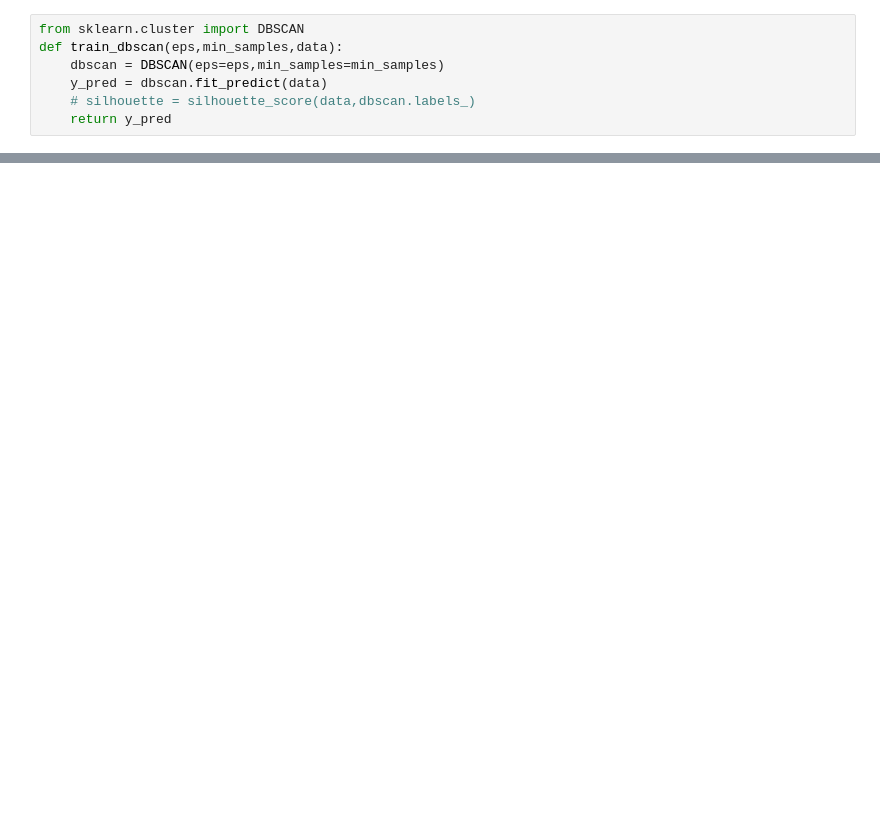
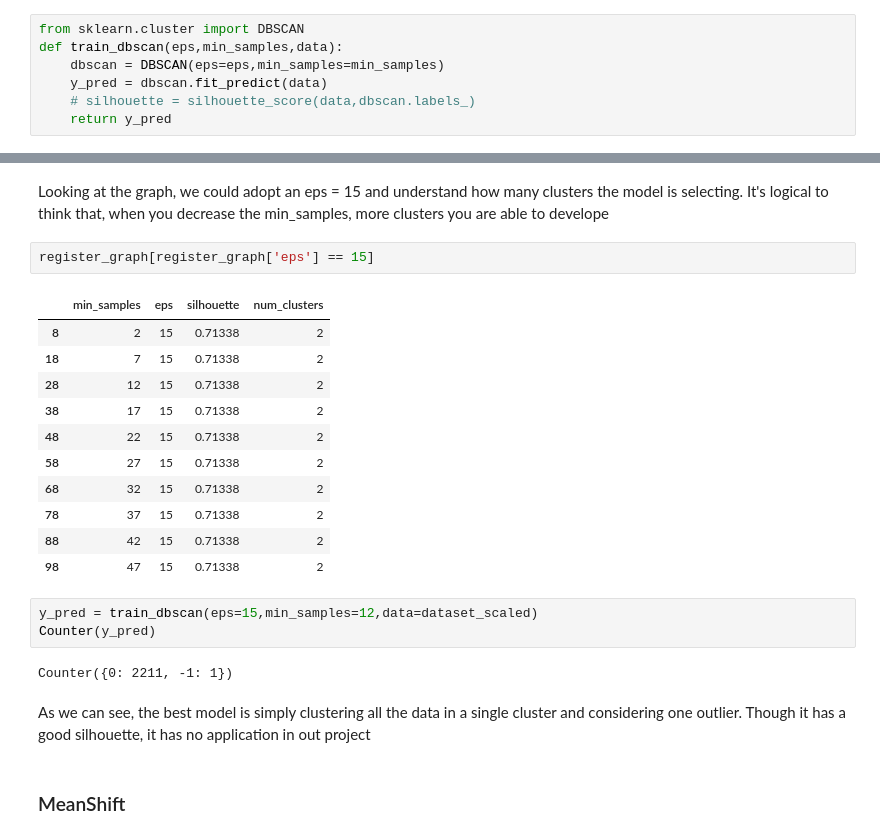
Before and after one commit to ViniciusSimm/customer-clustering, a Jupyter notebook: data_exploring.ipynb, the cells around one changed output, grey strips where cells are left out. Cells and saved outputs as stored; diff of their text form; blank space fills up the shorter version.

```diff
--- a/data_exploring.ipynb
+++ b/data_exploring.ipynb
@@ -298,0 +294,25 @@ array([-1, -1, -1, ..., -1, -1, -1], dtype=int64)
+# %% [markdown]
+Looking at the graph, we could adopt an eps = 15 and understand how many clusters the model is selecting. It's logical to think that, when you decrease the min_samples, more clusters you are able to develope
+# %%
+register_graph[register_graph['eps'] == 15]
+# %% [output]
+|  | min_samples | eps | silhouette | num_clusters |
+| 8 | 2 | 15 | 0.71338 | 2 |
+| 18 | 7 | 15 | 0.71338 | 2 |
+| 28 | 12 | 15 | 0.71338 | 2 |
+| 38 | 17 | 15 | 0.71338 | 2 |
+| 48 | 22 | 15 | 0.71338 | 2 |
+| 58 | 27 | 15 | 0.71338 | 2 |
+| 68 | 32 | 15 | 0.71338 | 2 |
+| 78 | 37 | 15 | 0.71338 | 2 |
+| 88 | 42 | 15 | 0.71338 | 2 |
+| 98 | 47 | 15 | 0.71338 | 2 |
+# %%
+y_pred = train_dbscan(eps=15,min_samples=12,data=dataset_scaled)
+Counter(y_pred)
+# %% [output]
+Counter({0: 2211, -1: 1})
+# %% [markdown]
+As we can see, the best model is simply clustering all the data in a single cluster and considering one outlier. Though it has a good silhouette, it has no application in out project
+# %% [markdown]
+### MeanShift
```
Also changed, not shown: parts of 14 cells of this notebook.
